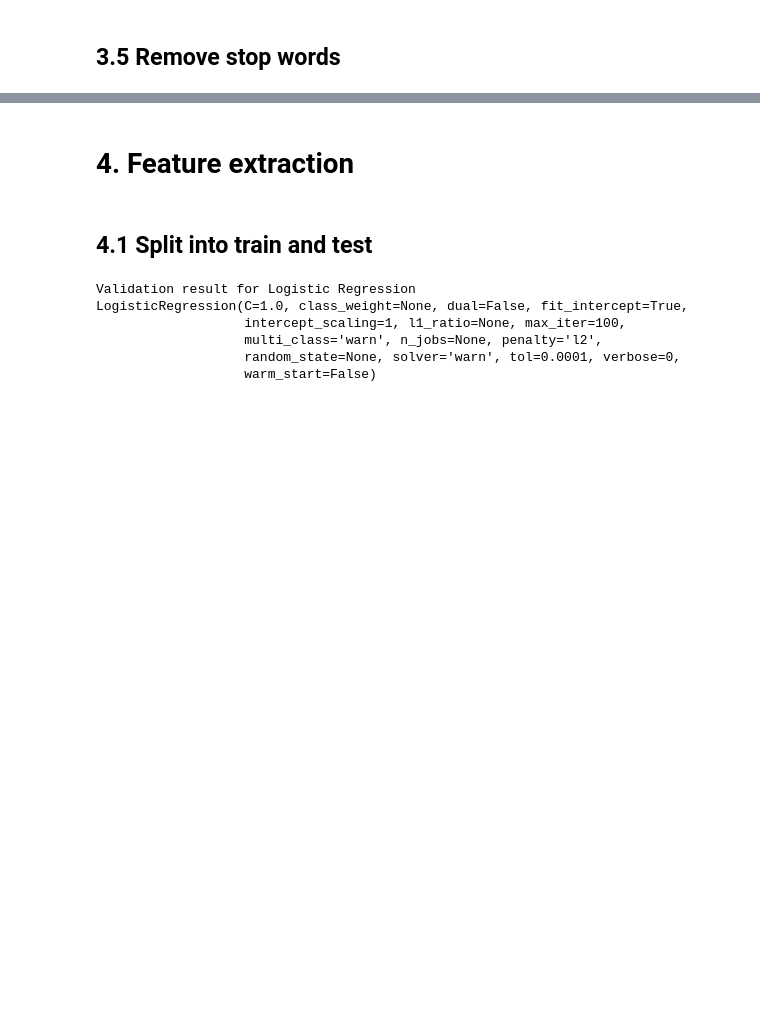
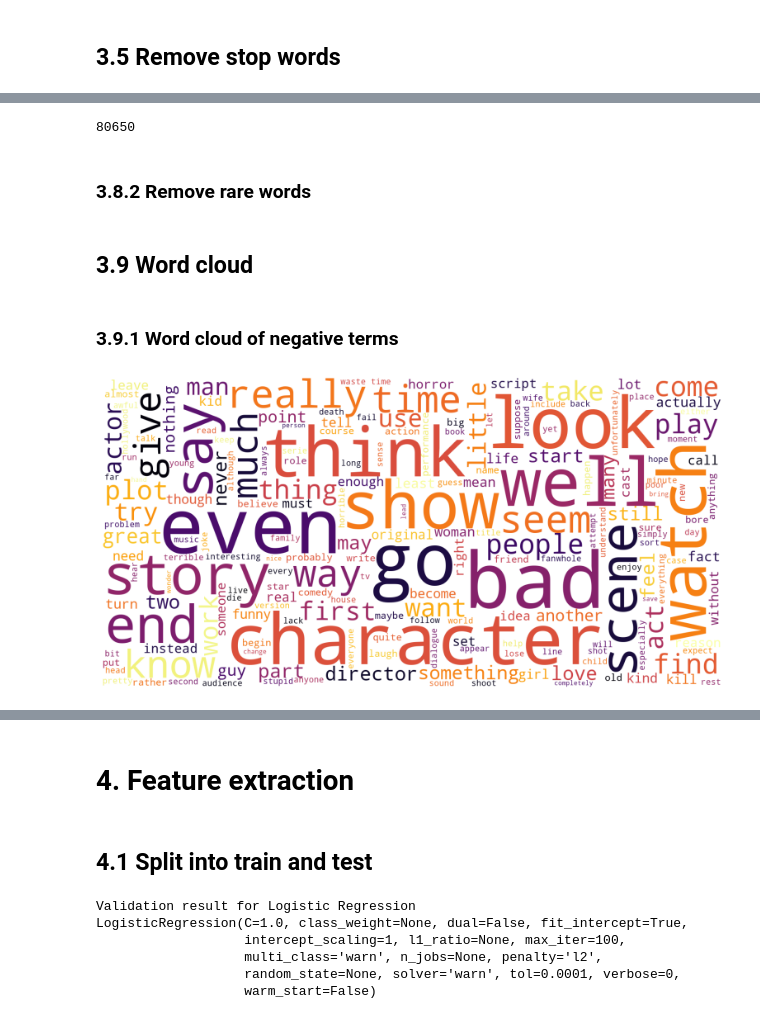
Before and after one commit to Mjauu/text-mining, a Jupyter notebook: sentiment-analysis.ipynb, the cells around one changed output, grey strips where cells are left out. Drawn from its saved outputs; the diff is of its cells as text; code cells hidden in the pictures; blank space fills up the shorter version.

```diff
--- a/sentiment-analysis.ipynb
+++ b/sentiment-analysis.ipynb
@@ -372,0 +326,3 @@ random.sample(data['SentimentText'].values.tolist(), 1)
+# %%
+freq_rare = pd.Series(' '.join(data['SentimentTextNew']).split()).value_counts()
+freq_rare
@@ -372,0 +344,3 @@ random.sample(data['SentimentText'].values.tolist(), 1)
+# %%
+one_occurence = freq_rare[freq_rare==1]
+one_occurence
@@ -372,0 +360,35 @@ random.sample(data['SentimentText'].values.tolist(), 1)
+# %%
+len(one_occurence)
+# %% [output]
+80650
+# %% [markdown]
+### 3.8.2 Remove rare words
+# %%
+freq_rare = list(one_occurence.index)
+data['SentimentTextNew'] = data['SentimentTextNew'].apply(lambda x: " ".join(x for x in x.split() if x not in freq_rare))
+data['SentimentTextNew'].head()
+# %% [markdown]
+## 3.9 Word cloud
+# %% [markdown]
+### 3.9.1 Word cloud of negative terms
+# %%
+neg_tweets = data[data.Sentiment == 0]
+neg_string = []
+
+for t in neg_tweets.SentimentTextNew:
+    neg_string.append(t)
+
+neg_string = pd.Series(neg_string).str.cat(sep=' ')
+wordcloud = WordCloud(
+    width=1600,
+    height=800,
+    max_font_size=200,
+    colormap='inferno',
+    background_color='white').generate(neg_string)
+
+plt.figure(figsize=(12,10))
+plt.imshow(wordcloud, interpolation="bilinear")
+plt.axis("off")
+plt.show()
+# %% [output]
+[figure, added]
```
Also changed, not shown: parts of 58 cells of this notebook.
